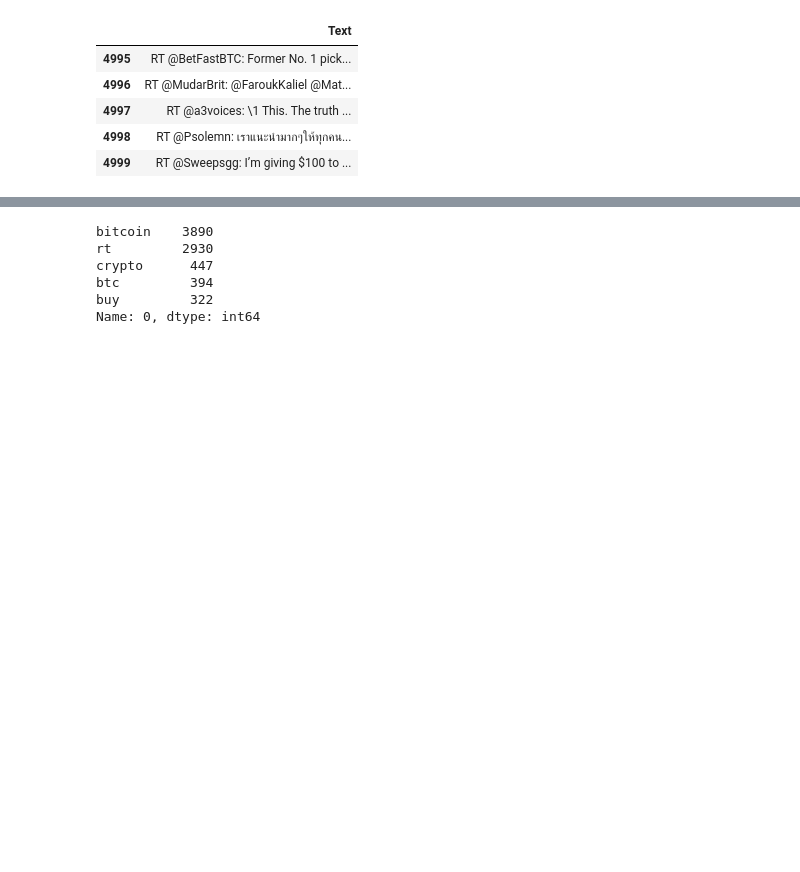
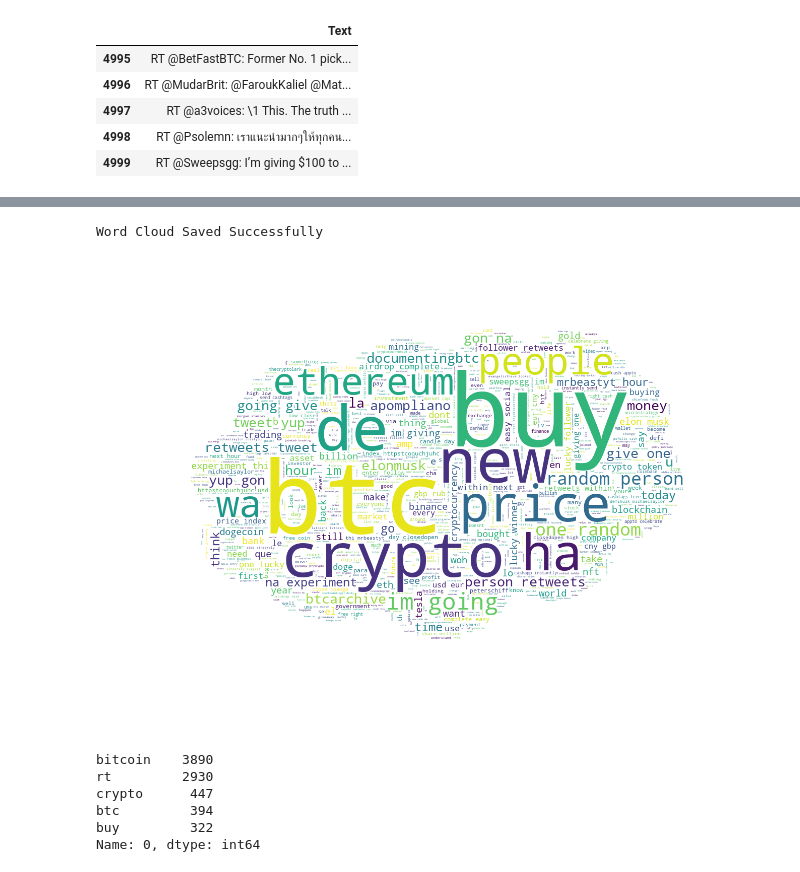
Before and after one commit to pankaj510/project2, a Jupyter notebook: final.ipynb, the cells around one changed output, grey strips where cells are left out. Saved outputs shown, nothing was run; the diff lists cells and outputs as text; code cells hidden in the pictures; blank space fills up the shorter version.

Commit message:
Adding word cloud

```diff
--- a/final.ipynb
+++ b/final.ipynb
@@ -236,3 +240,26 @@ cloud = wc.to_file('BTC_WC_50days.png')
+# %%
+# Creating another word cloud.
+
+from PIL import Image
+
+def create_wordcloud(input_text):
+    mask = np.array(Image.open('cloud1.png'))
+    wc = WordCloud(background_color='white',
+                  mask = mask,
+                  max_words=3000,
+                  repeat=True)
+    wc.generate(str(input_text))
+    wc.to_file('wc.png')
+    print('Word Cloud Saved Successfully')
+    path='wc.png'
+    display(Image.open(path))
+
+
+#Creating wordcloud for all tweets
+create_wordcloud(input_text)
+# %% [output]
+Word Cloud Saved Successfully
+[figure, added]
 # %%
 #Preparing data to get a bar chart of top 20 words
 
```
Also changed, not shown: parts of 3 cells of this notebook, 4 other files.
